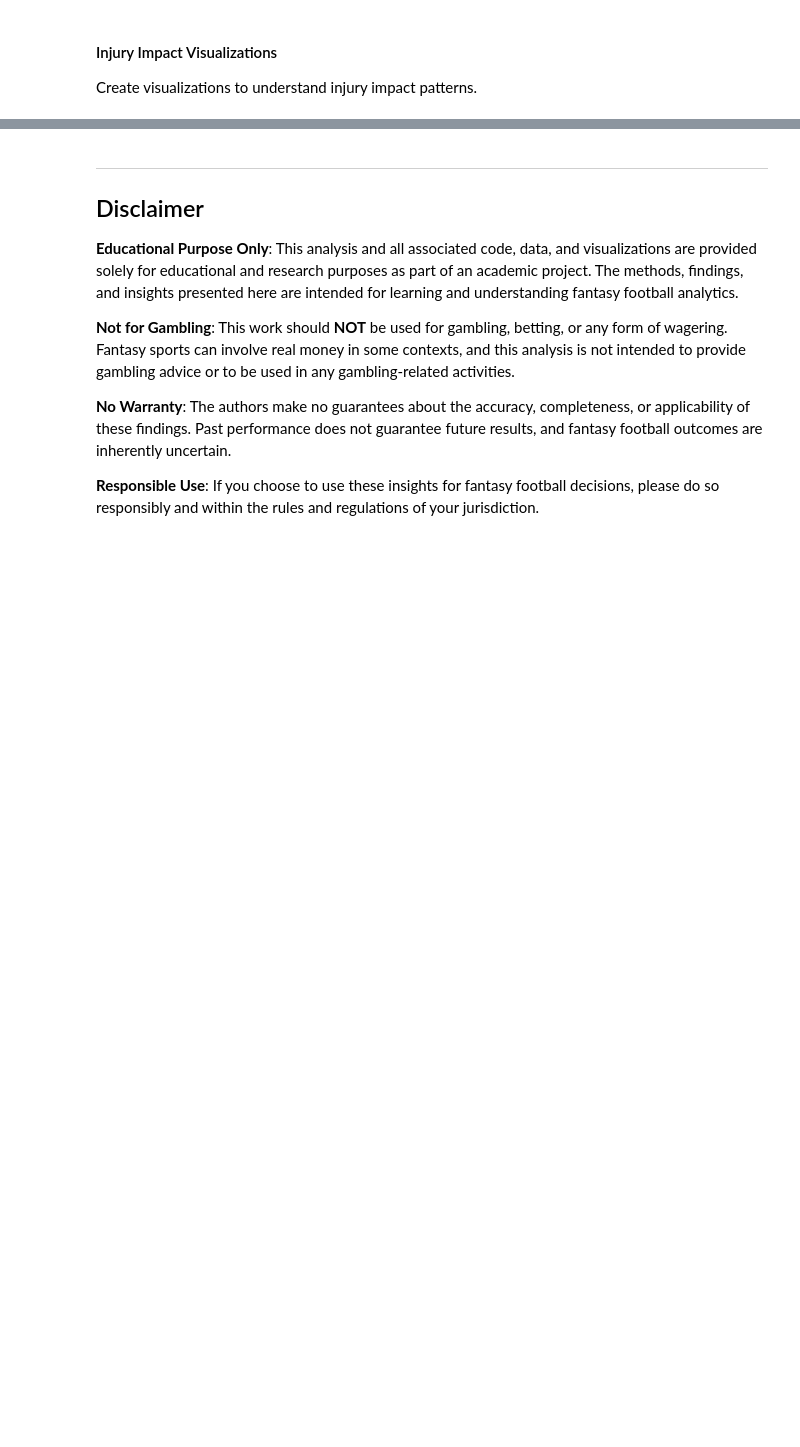
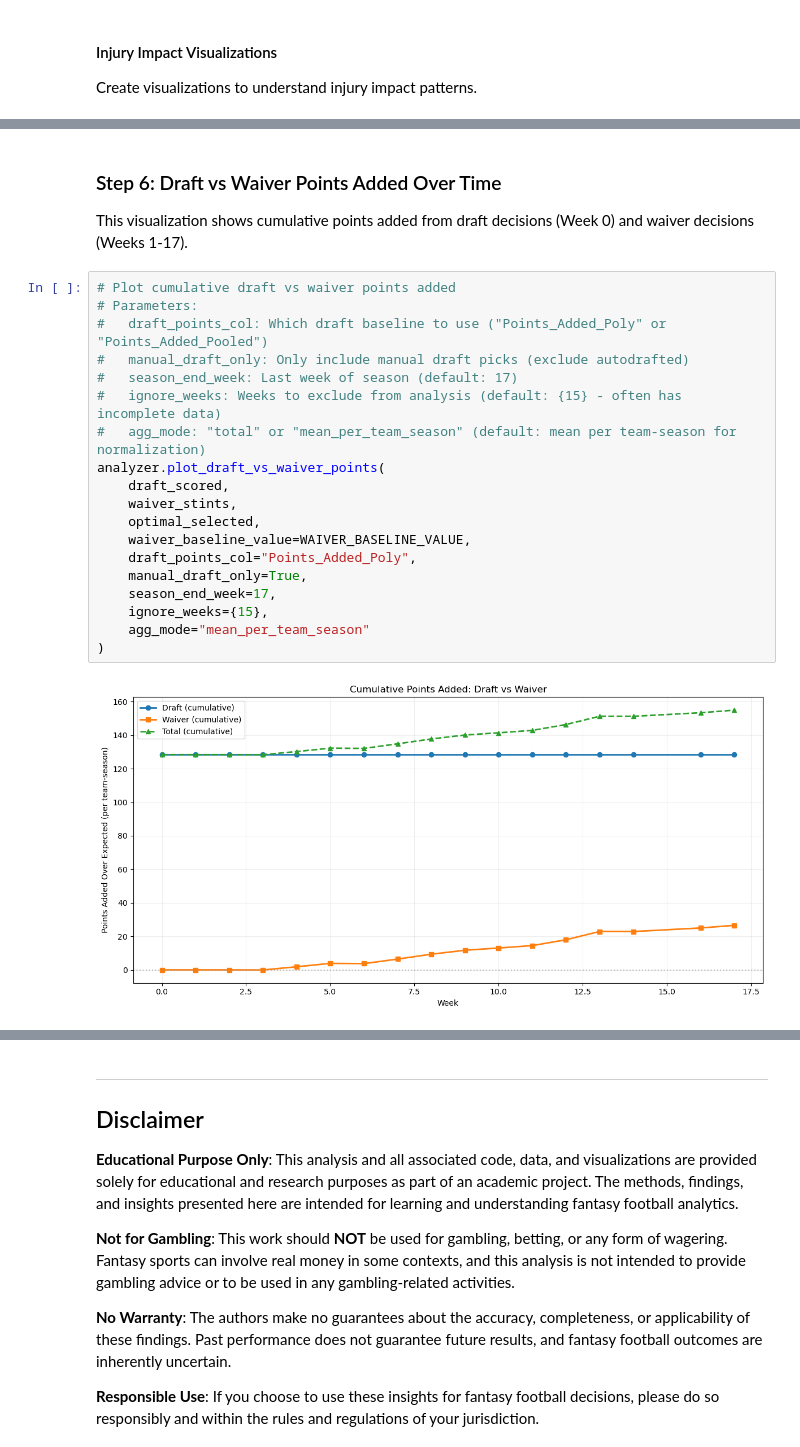
Before and after one commit to tmorgan251/fantasy_football, a Jupyter notebook: Fantasy_Football_Analysis.ipynb, the cells around one changed output, grey strips where cells are left out. Cells and saved outputs as stored; diff of their text form; blank space fills up the shorter version.

```diff
--- a/Fantasy_Football_Analysis.ipynb
+++ b/Fantasy_Football_Analysis.ipynb
@@ -718,0 +847,25 @@ Top 10 Injury Impact Combinations (by average point differential):
+# %% [markdown]
+### Step 6: Draft vs Waiver Points Added Over Time
+
+This visualization shows cumulative points added from draft decisions (Week 0) and waiver decisions (Weeks 1-17).
+# %%
+# Plot cumulative draft vs waiver points added
+# Parameters:
+#   draft_points_col: Which draft baseline to use ("Points_Added_Poly" or "Points_Added_Pooled")
+#   manual_draft_only: Only include manual draft picks (exclude autodrafted)
+#   season_end_week: Last week of season (default: 17)
+#   ignore_weeks: Weeks to exclude from analysis (default: {15} - often has incomplete data)
+#   agg_mode: "total" or "mean_per_team_season" (default: mean per team-season for normalization)
+analyzer.plot_draft_vs_waiver_points(
+    draft_scored,
+    waiver_stints,
+    optimal_selected,
+    waiver_baseline_value=WAIVER_BASELINE_VALUE,
+    draft_points_col="Points_Added_Poly",
+    manual_draft_only=True,
+    season_end_week=17,
+    ignore_weeks={15},
+    agg_mode="mean_per_team_season"
+)
+# %% [output]
+[figure, added]
```
Also changed, not shown: parts of 60 cells of this notebook, 3 other files.
